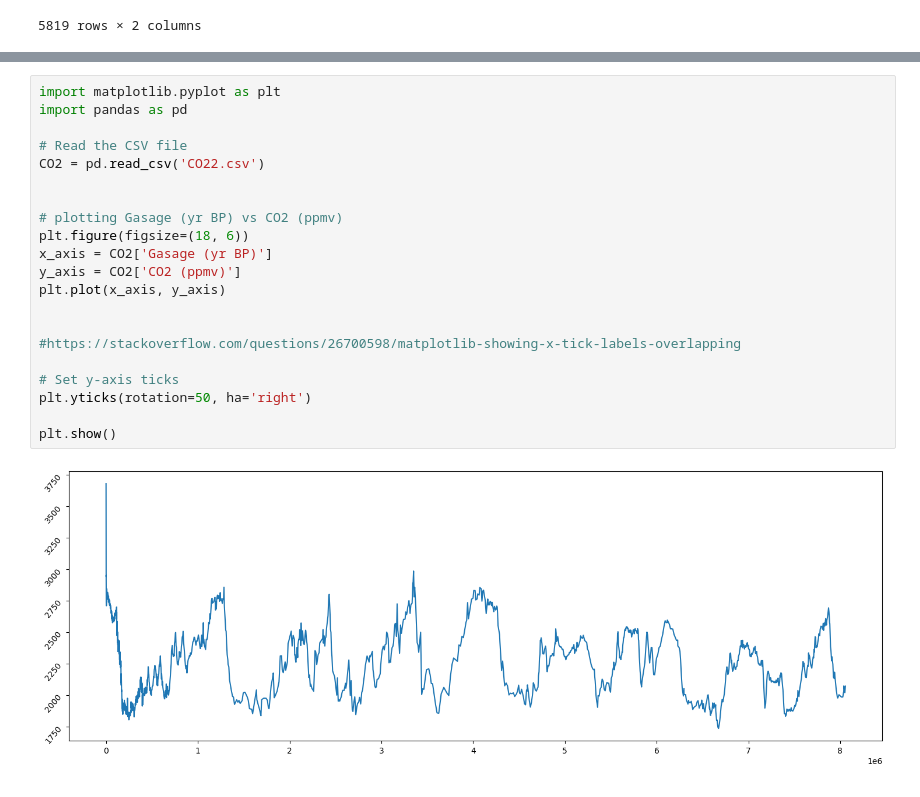
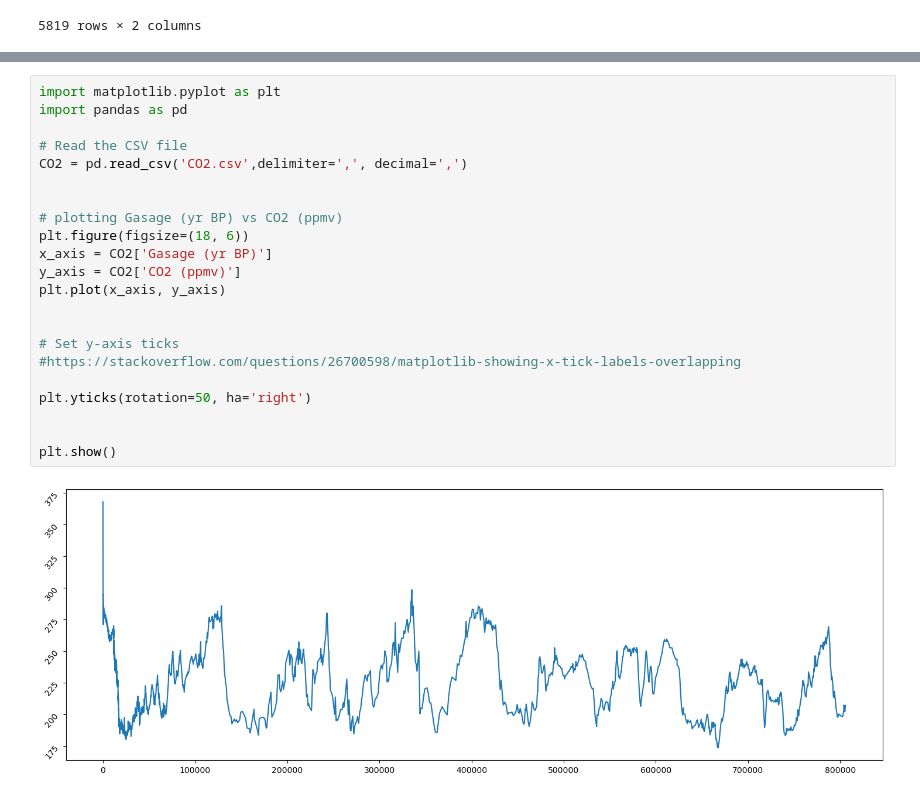
Before and after one commit to yimak/Programming_for_DA_project_2, a Jupyter notebook: project.ipynb, the cells around one changed output, grey strips where cells are left out. Cells and saved outputs as stored; diff of their text form.

Commit message:
comparing plots

```diff
--- a/project.ipynb
+++ b/project.ipynb
@@ -65,23 +91,24 @@ dff
 # %%
 import matplotlib.pyplot as plt
 import pandas as pd
 
 # Read the CSV file
-CO2 = pd.read_csv('CO22.csv')
+CO2 = pd.read_csv('CO2.csv',delimiter=',', decimal=',')
 
 
 # plotting Gasage (yr BP) vs CO2 (ppmv)
 plt.figure(figsize=(18, 6))
 x_axis = CO2['Gasage (yr BP)']
 y_axis = CO2['CO2 (ppmv)']
 plt.plot(x_axis, y_axis)
 
 
+# Set y-axis ticks
 #https://stackoverflow.com/questions/26700598/matplotlib-showing-x-tick-labels-overlapping
 
-# Set y-axis ticks
 plt.yticks(rotation=50, ha='right')
 
+
 plt.show()
 # %% [output]
-[figure, old version]
+[figure, new version]
```
Also changed, not shown: parts of 7 cells of this notebook, 4 other files.
